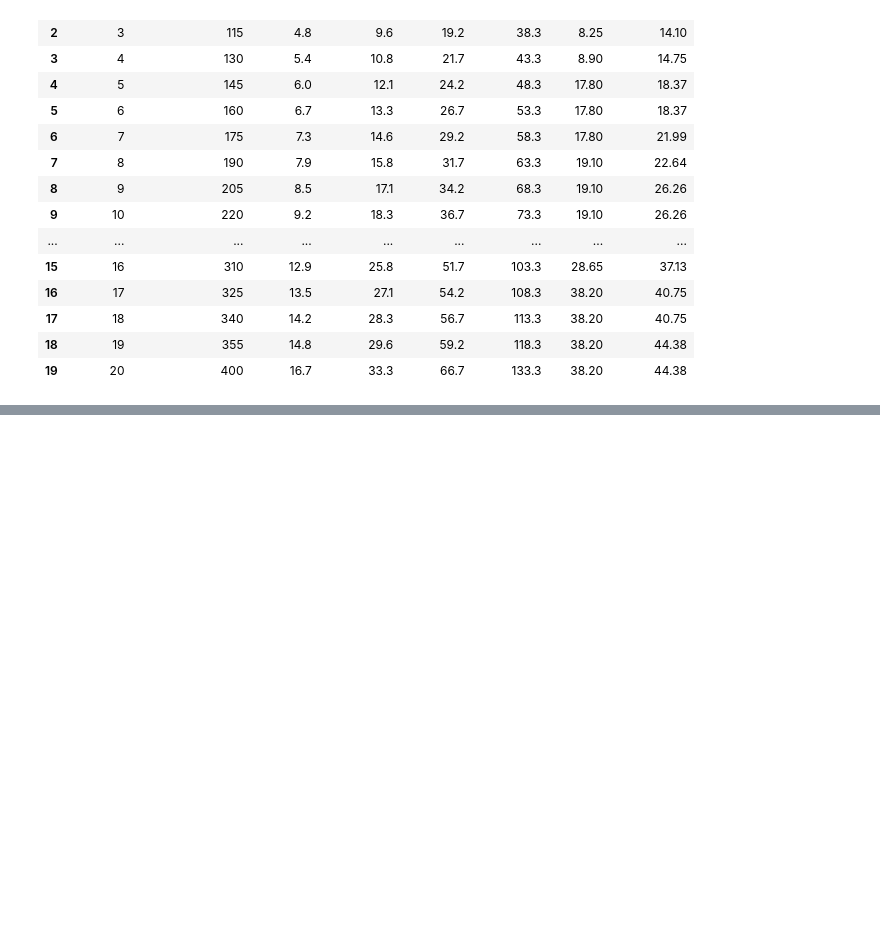
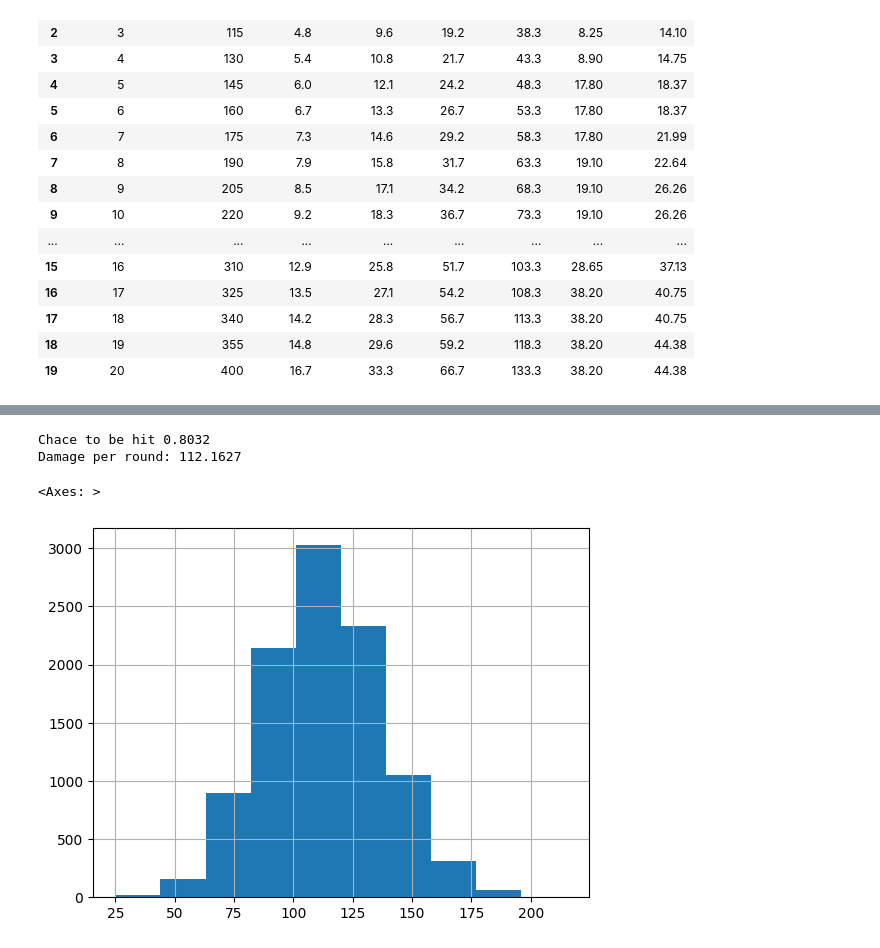
Before and after one commit to spencebeecher/dnd, a Jupyter notebook: dnd.ipynb, the cells around one changed output, grey strips where cells are left out. Cells and saved outputs as stored; diff of their text form; code cells hidden in the pictures; blank space fills up the shorter version.

```diff
--- a/dnd.ipynb
+++ b/dnd.ipynb
@@ -49,0 +355,33 @@ dnd.damage_targets()
+# %%
+# skeletons bows
+num_skeletons = 28
+level = 20
+charisma = 3
+dex = 2
+ability_score = None
+melee_weapon = Dice(1,6)
+weapon_bonus = 0
+bonus_damage = None
+to_hit = 7
+adv = {'advantage':False, 'crit_on':20}
+enemy_ac = dnd.get_AC(level)
+
+AC = 16
+chance_to_be_hit = (dnd.roll_damage(AC, dnd.attack_bonus(level), Dice(1,2), disadvantage=attackers_disadvantage) > 0).mean()
+
+
+attacks = dnd.roll_damage(enemy_ac, to_hit, melee_weapon, bonus_damage=dex + charisma+ weapon_bonus, **adv)
+
+
+for _ in range(num_skeletons -1):
+    attacks += dnd.roll_damage(enemy_ac, to_hit, melee_weapon, bonus_damage=dex + charisma+ weapon_bonus, **adv)
+
+print('Chace to be hit', chance_to_be_hit)
+print('Damage per round:', (attacks).mean())
+
+pd.Series(attacks).hist()
+# %% [output]
+Chace to be hit 0.8032
+Damage per round: 112.1627
+<Axes: >
+[figure, added]
```
Also changed, not shown: parts of 30 cells of this notebook.
